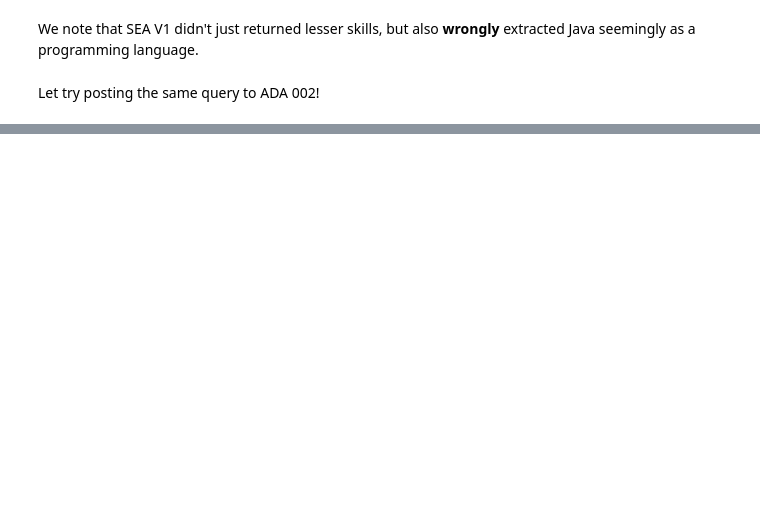
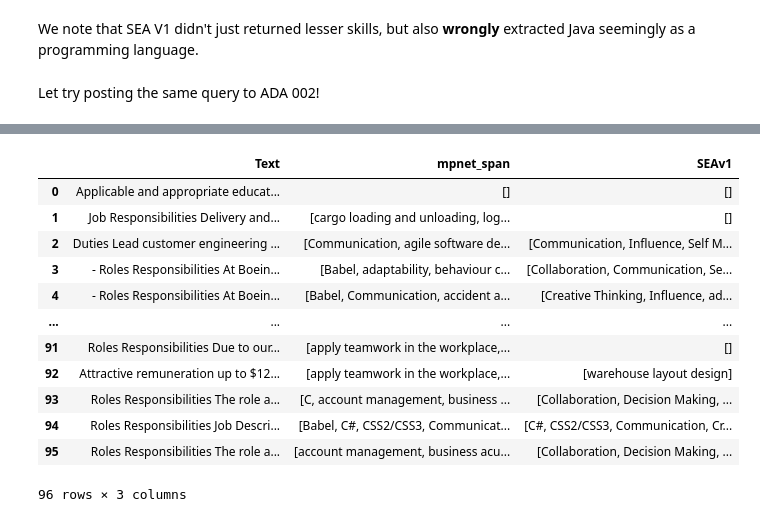
Before and after one commit to chua0332/semantic_skill_extractions, a Jupyter notebook: notebooks/skills_extraction.ipynb, the cells around one changed output, grey strips where cells are left out. Cells and saved outputs as stored; diff of their text form; code cells hidden in the pictures; blank space fills up the shorter version.

```diff
--- a/notebooks/skills_extraction.ipynb
+++ b/notebooks/skills_extraction.ipynb
@@ -208,0 +440,5 @@ Laboratory Data Analysis
+# %%
+# Reading in job postings
+
+job_postings = pd.read_excel('/Users/eugenechua/Downloads/semantic_skill_extractions/data/Test_set_cleaned.xlsx')
+job_postings.head()
@@ -208,0 +456,5 @@ Laboratory Data Analysis
+# %%
+cleantext = []
+for text in job_postings['jobDescription_cleaned']:
+    text = text.strip()
+    cleantext.append(text)
@@ -208,0 +479,2 @@ Laboratory Data Analysis
+# %%
+job_postings_list = list(job_postings['jobDescription_cleaned'])
@@ -208,0 +502,18 @@ Laboratory Data Analysis
+# %%
+final_dataframe = pd.DataFrame(columns = ['Text', 'mpnet_span', 'SEAv1'])
+
+for text in job_postings_list:
+    '''
+    text = text.split()
+    if len(text) >= 512:
+        text = text[:370]
+        text = ' '.join(text)
+        print(text)
+
+    else:
+        text = ' '.join(text)
+    '''
+    print(text)
+    df_append = ner_combined_latest(text)
+    df_append = df_append[0]
+    final_dataframe = final_dataframe.append(df_append, ignore_index=True)
@@ -208,0 +538,16 @@ Laboratory Data Analysis
+# %%
+final_dataframe
+# %% [output]
+|  | Text | mpnet_span | SEAv1 |
+| 0 | Applicable and appropriate educat... | [] | [] |
+| 1 | Job Responsibilities Delivery and... | [cargo loading and unloading, log... | [] |
+| 2 | Duties Lead customer engineering ... | [Communication, agile software de... | [Communication, Influence, Self M... |
+| 3 | - Roles Responsibilities At Boein... | [Babel, adaptability, behaviour c... | [Collaboration, Communication, Se... |
+| 4 | - Roles Responsibilities At Boein... | [Babel, Communication, accident a... | [Creative Thinking, Influence, ad... |
+| ... | ... | ... | ... |
+| 91 | Roles Responsibilities Due to our... | [apply teamwork in the workplace,... | [] |
+| 92 | Attractive remuneration up to $12... | [apply teamwork in the workplace,... | [warehouse layout design] |
+| 93 | Roles Responsibilities The role a... | [C, account management, business ... | [Collaboration, Decision Making, ... |
+| 94 | Roles Responsibilities Job Descri... | [Babel, C#, CSS2/CSS3, Communicat... | [C#, CSS2/CSS3, Communication, Cr... |
+| 95 | Roles Responsibilities The role a... | [account management, business acu... | [Collaboration, Decision Making, ... |
+96 rows × 3 columns
```
Also changed, not shown: parts of 65 cells of this notebook.
